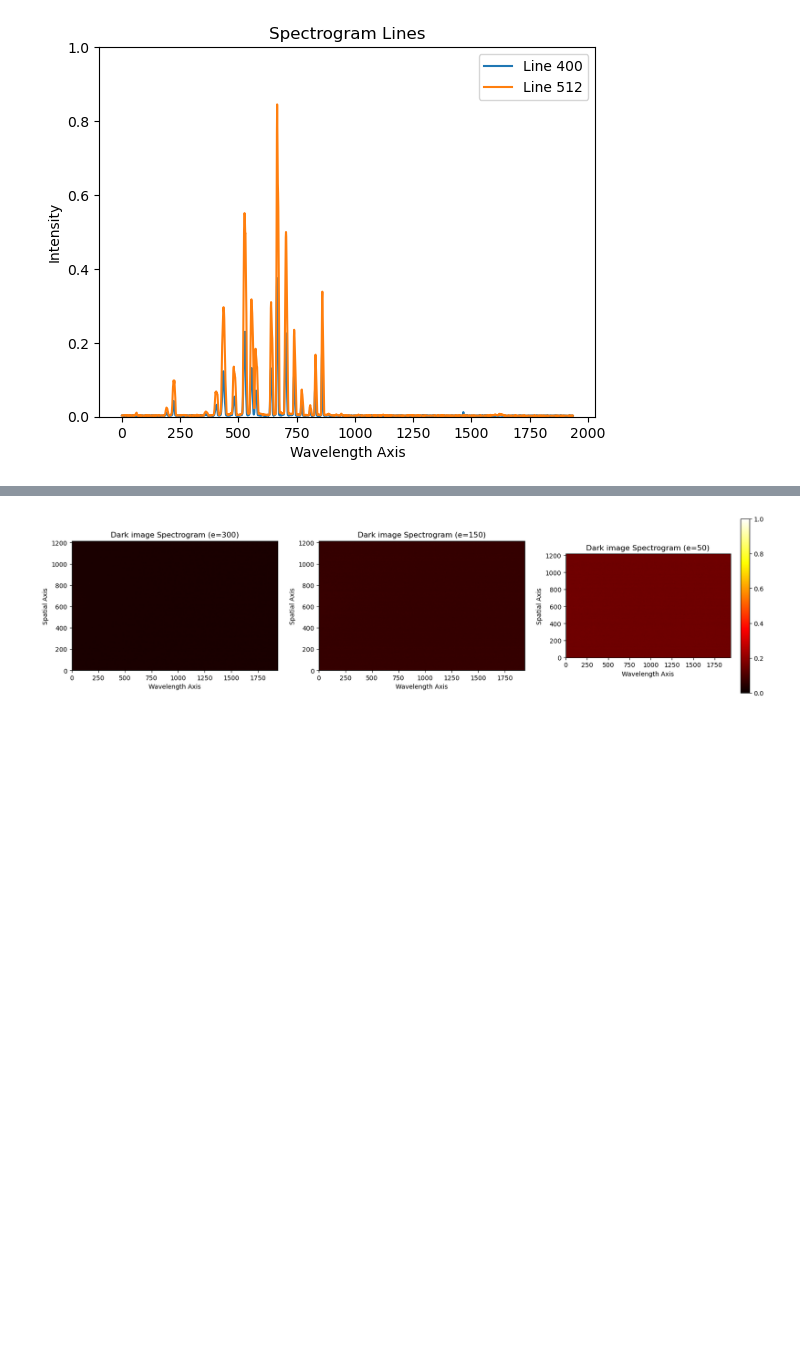
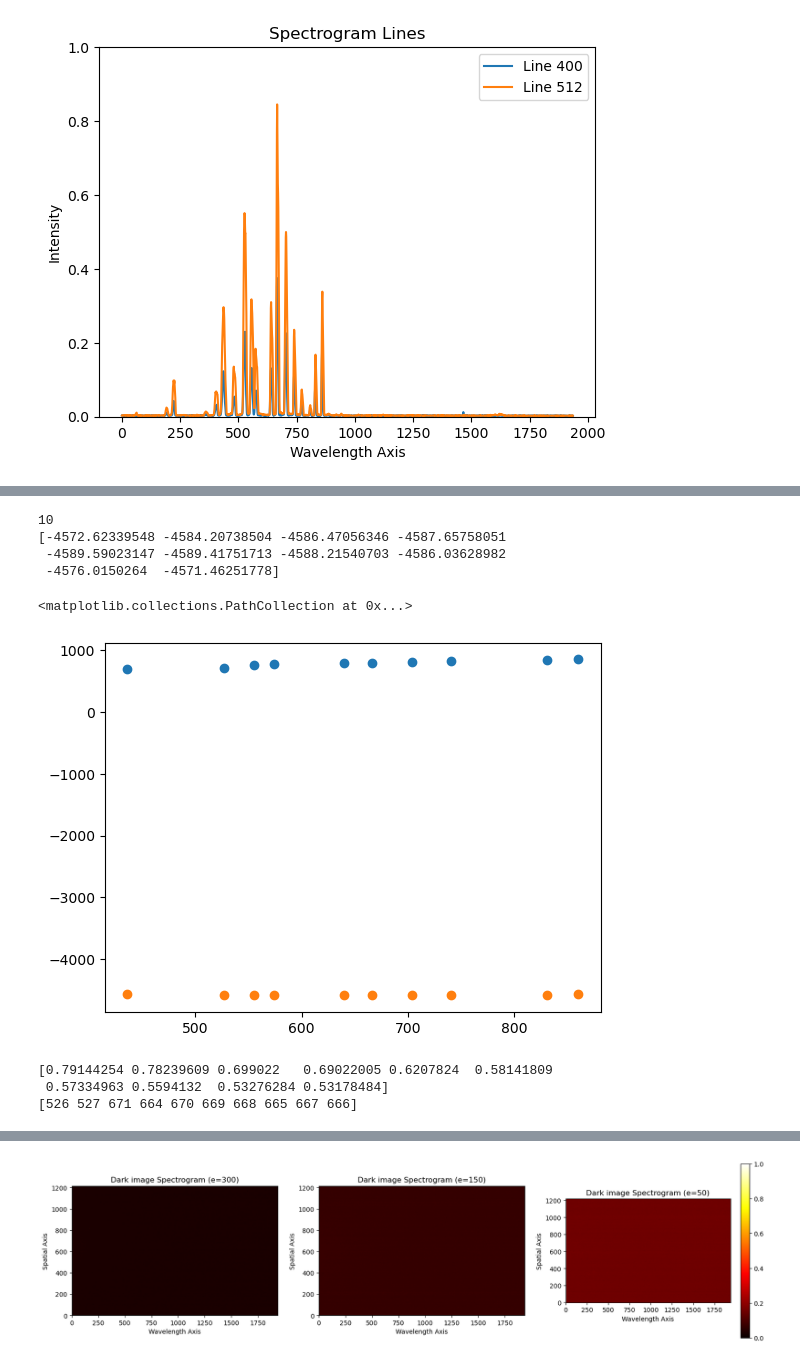
Before and after one commit to Larshalvorhansen/optikkLab, a Jupyter notebook: Code/Assignment_1/notebook.ipynb, the cells around one changed output, grey strips where cells are left out. Drawn from its saved outputs; the diff is of its cells as text; code cells hidden in the pictures; blank space fills up the shorter version.

```diff
--- a/Code/Assignment_1/notebook.ipynb
+++ b/Code/Assignment_1/notebook.ipynb
@@ -404,3 +442,42 @@ if not os.path.exists('Data'):
+# %%
+from useful_functions import *
+
+observed_wavelengths = final_points
+
+y_pred = plynominal_model(2,observed_wavelengths, argon_wavelengths)
+
+print(len(y_pred))
+print(y_pred)
+plt.figure()
+plt.scatter(final_points, argon_wavelengths)
+plt.scatter(final_points, y_pred)
+# %% [output]
+10
+[-4572.62339548 -4584.20738504 -4586.47056346 -4587.65758051
+ -4589.59023147 -4589.41751713 -4588.21540703 -4586.03628982
+ -4576.0150264  -4571.46251778]
+<matplotlib.collections.PathCollection at 0x...>
+[figure, added]
+# %%
+# Extract the y-values from the datacube1 at index 600
+y_values = datacube1[600]
+positions = np.argpartition(y_values, -10)[-10:]
+
+# Get the 10 largest values
+largest_y_values = np.partition(y_values, -10)[-10:]
+
+# Sort the values in descending order
+largest_y_values = np.sort(largest_y_values)[::-1]
+
+# Create a new array with these values
+largest_y_values_array = np.array(largest_y_values)
+
+print(largest_y_values_array)
+print(positions)
+# %% [output]
+[0.79144254 0.78239609 0.699022   0.69022005 0.6207824  0.58141809
+ 0.57334963 0.5594132  0.53276284 0.53178484]
+[526 527 671 664 670 669 668 665 667 666]
 # %%
 # spectral_lines_list = [
 #     # index, amplitude, and FWHM
```
Also changed, not shown: parts of 8 cells of this notebook, 1 other file.
